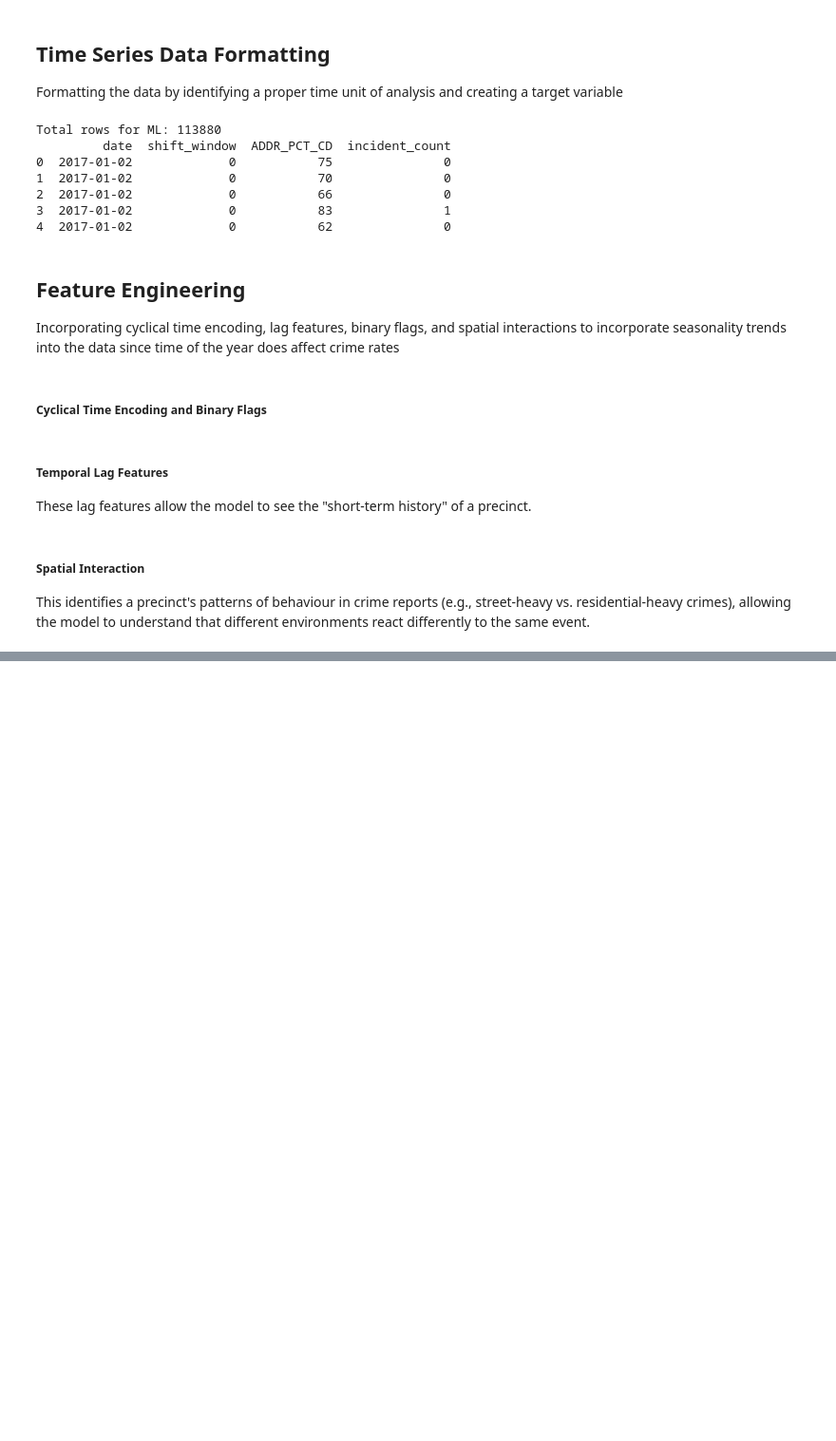
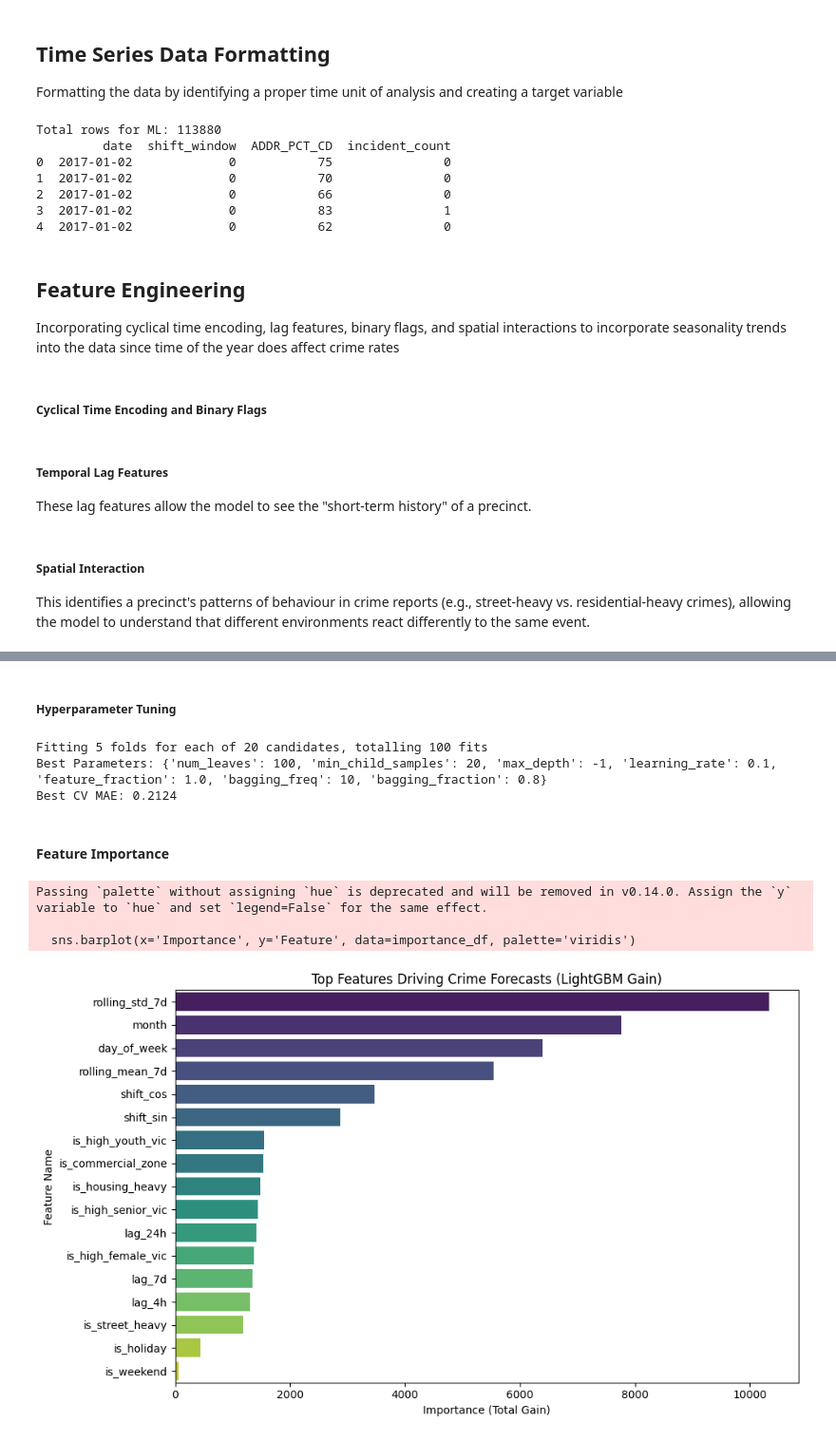
Before and after one commit to Nicole7443/mse-433-individual-project, a Jupyter notebook: ML.ipynb, the cells around one changed output, grey strips where cells are left out. Shown at 95% size. Saved outputs shown, nothing was run; the diff lists cells and outputs as text; code cells hidden in the pictures; blank space fills up the shorter version.

Commit message:
Ml to opti export finalized

```diff
--- a/ML.ipynb
+++ b/ML.ipynb
@@ -142,0 +476,71 @@ ml_data = ml_data.merge(
+# %% [markdown]
+##### Hyperparameter Tuning
+# %%
+from sklearn.model_selection import RandomizedSearchCV
+
+#Define the parameter grid for LightGBM tuning
+param_grid = {
+    'learning_rate': [0.01, 0.05, 0.1],
+    'num_leaves': [20, 31, 50, 100],
+    'max_depth': [-1, 10, 20, 30],
+    'min_child_samples': [5, 10, 20, 50],
+    'feature_fraction': [0.7, 0.8, 0.9, 1.0],
+    'bagging_fraction': [0.7, 0.8, 0.9, 1.0],
+    'bagging_freq': [0, 5, 10]
+}
+
+#Initialize base LightGBM model
+lgbm_base = lgb.LGBMRegressor(objective='poisson', random_state=42, n_estimators=500, verbosity=-1)
+
+#Setup Randomized Search with 20 iterations to find the best hyperparameters for LightGBM
+lgbm_search = RandomizedSearchCV(
+    estimator=lgbm_base,
+    param_distributions=param_grid,
+    n_iter=20,
+    scoring='neg_mean_absolute_error',
+    cv=tscv,
+    verbose=1,
+    random_state=42,
+    n_jobs=-1
+)
+
+#Run the hyperparameter tuning
+lgbm_search.fit(X_train, y_train)
+
+print(f"Best Parameters: {lgbm_search.best_params_}")
+print(f"Best CV MAE: {-lgbm_search.best_score_:.4f}")
+
+#Determine the best model
+best_lgbm = lgbm_search.best_estimator_
+# %% [output]
+Fitting 5 folds for each of 20 candidates, totalling 100 fits
+Best Parameters: {'num_leaves': 100, 'min_child_samples': 20, 'max_depth': -1, 'learning_rate': 0.1, 'feature_fraction': 1.0, 'bagging_freq': 10, 'bagging_fraction': 0.8}
+Best CV MAE: 0.2124
+# %% [markdown]
+#### Feature Importance
+# %%
+import matplotlib.pyplot as plt
+import seaborn as sns
+
+#Final fit with the best parameters
+best_lgbm.fit(X_train, y_train)
+
+#Get feature importance
+importance_df = pd.DataFrame({
+    'Feature': features,
+    'Importance': best_lgbm.feature_importances_
+}).sort_values(by='Importance', ascending=False)
+
+#Plot the feature importance
+plt.figure(figsize=(10, 6))
+sns.barplot(x='Importance', y='Feature', data=importance_df, palette='viridis')
+plt.title('Top Features Driving Crime Forecasts (LightGBM Gain)')
+plt.xlabel('Importance (Total Gain)')
+plt.ylabel('Feature Name')
+plt.tight_layout()
+plt.show()
+# %% [output]
+Passing `palette` without assigning `hue` is deprecated and will be removed in v0.14.0. Assign the `y` variable to `hue` and set `legend=False` for the same effect.
+
+  sns.barplot(x='Importance', y='Feature', data=importance_df, palette='viridis')
+[figure, added]
```
Also changed, not shown: parts of 26 cells of this notebook, 2 other files.
